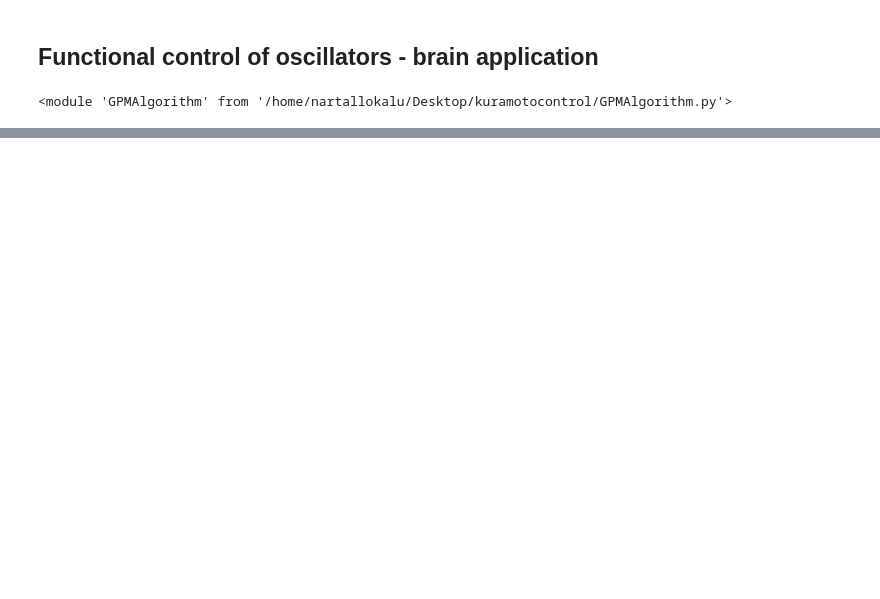
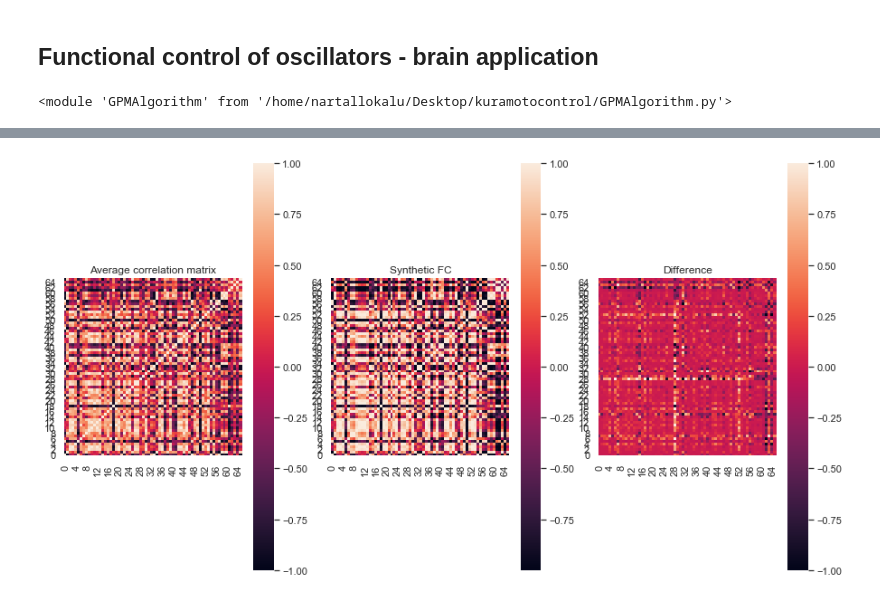
Before and after one commit to rnartallo/kuramotocontrol, a Jupyter notebook: Notebook2.ipynb, the cells around one changed output, grey strips where cells are left out. Saved outputs shown, nothing was run; the diff lists cells and outputs as text; code cells hidden in the pictures; blank space fills up the shorter version.

```diff
--- a/Notebook2.ipynb
+++ b/Notebook2.ipynb
@@ -61,0 +62,30 @@ for i in range(0,N):
+# %%
+sns.set(rc={'figure.figsize':(15,8.27)})
+
+Cos_Phase_Differences = np.zeros((N,N,20))
+Phase_Differences = np.zeros((N,N,20))
+for i in range(0,20):
+    for j in range(0,N):
+        for k in range(0,N):
+            Cos_Phase_Differences[j][k][i] = np.cos(BOLDPhases_no_mod[i][k]-BOLDPhases_no_mod[i][j])
+            Phase_Differences[j][k][i] = BOLDPhases_no_mod[i][k]-BOLDPhases_no_mod[i][j]
+Average_Cos_Phase_Difference = np.mean(Cos_Phase_Differences,axis=2)
+Average_Phase_Difference = np.mean(Phase_Differences,axis=2)
+C = KFB.CalculateCFromMeanPhaseDiff(Average_Phase_Difference)
+EstimatedPhases = GPM.GPMAlgorithm(C)
+x_min_brain = KFB.CalculateXMinFromPhases(EstimatedPhases)
+SyntheticFC = KFB.CalculateCorrelationMatrixFromPhases(EstimatedPhases)
+
+fig, (ax1, ax2,ax3) = plt.subplots(1,3)
+ax1= sns.heatmap(Average_Cos_Phase_Difference.T,ax=ax1,square=True,vmin=-1,vmax=1)
+ax1.invert_yaxis()
+ax2= sns.heatmap(SyntheticFC.T,ax=ax2,square=True)
+ax2.invert_yaxis()
+ax3= sns.heatmap(SyntheticFC.T-Average_Cos_Phase_Difference.T,ax=ax3,square=True,vmin=-1,vmax=1)
+ax3.invert_yaxis()
+ax1.title.set_text('Average correlation matrix')
+ax2.title.set_text('Synthetic FC')
+ax3.title.set_text('Difference')
+plt.show()
+# %% [output]
+[figure, added]
```
Also changed, not shown: parts of 7 cells of this notebook, 2 other files.
